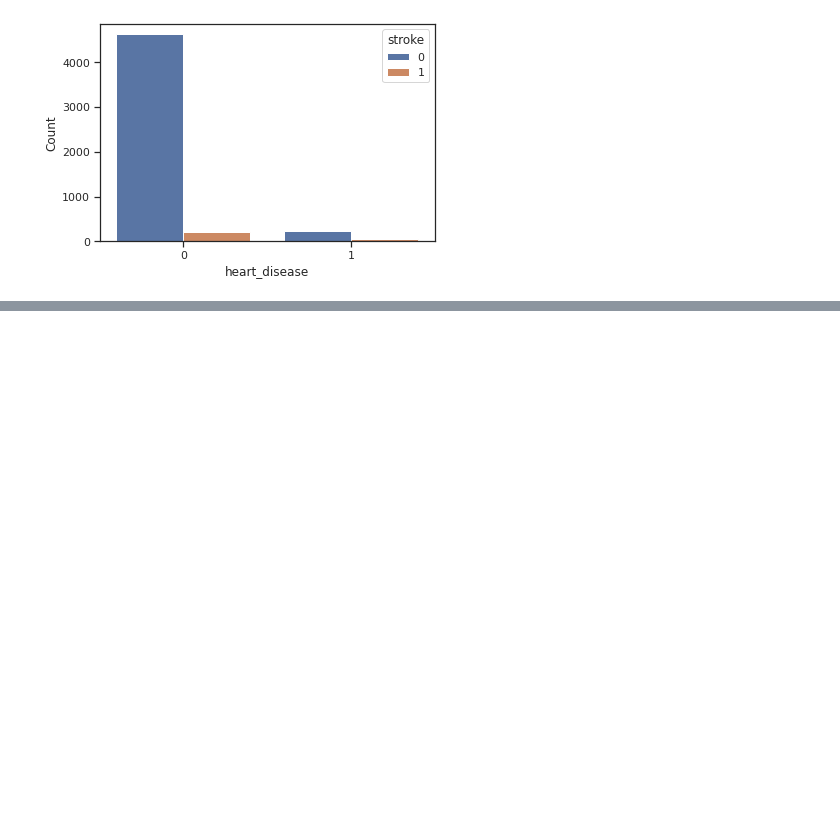
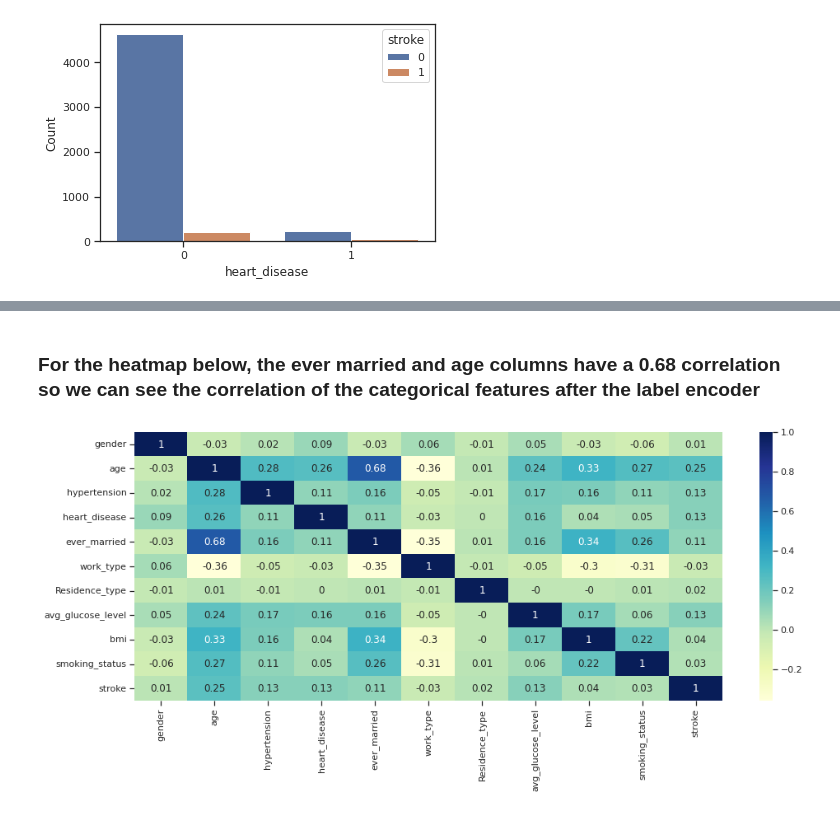
Before and after one commit to Nouran-saad/Stroke_Prediction_DT_Kmeans, a Jupyter notebook: Team4_18p4496_DataMiningProject.ipynb, the cells around one changed output, grey strips where cells are left out. Drawn from its saved outputs; the diff is of its cells as text; code cells hidden in the pictures; blank space fills up the shorter version.

Commit message:
Label encoding and replace any unknown values by mean

```diff
--- a/Team4_18p4496_DataMiningProject.ipynb
+++ b/Team4_18p4496_DataMiningProject.ipynb
@@ -251,0 +259,3 @@ for i in categorical_binary:
+# %%
+from sklearn.preprocessing import LabelEncoder
+encoding = LabelEncoder()
@@ -251,0 +278,7 @@ for i in categorical_binary:
+# %%
+stroke_data['gender'] = encoding.fit_transform(stroke_data['gender'])
+stroke_data['ever_married'] = encoding.fit_transform(stroke_data['ever_married'])
+stroke_data['work_type'] = encoding.fit_transform(stroke_data['work_type'])
+stroke_data['Residence_type'] = encoding.fit_transform(stroke_data['Residence_type'])
+stroke_data['smoking_status'] = encoding.fit_transform(stroke_data['smoking_status'])
+stroke_data
@@ -251,0 +299,10 @@ for i in categorical_binary:
+# %% [markdown]
+### For the heatmap below, the ever married and age columns have a 0.68 correlation so we can see the correlation of the categorical features after the label encoder
+# %%
+plt.figure(figsize=(16, 6))
+correlated_features=stroke_data.corr().round(2)
+sns.heatmap(correlated_features,cmap='YlGnBu',annot=True)
+
+plt.show()
+# %% [output]
+[figure, added]
```
Also changed, not shown: parts of 6 cells of this notebook.
